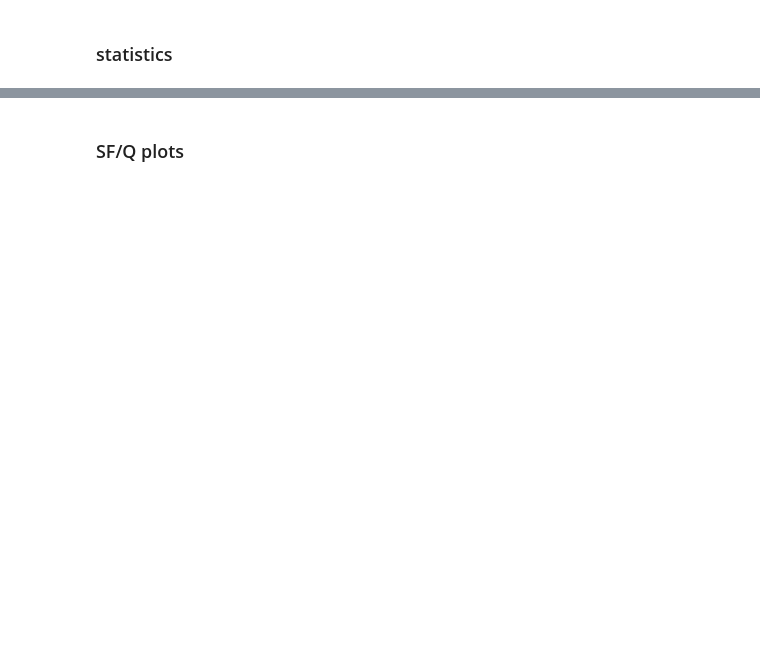
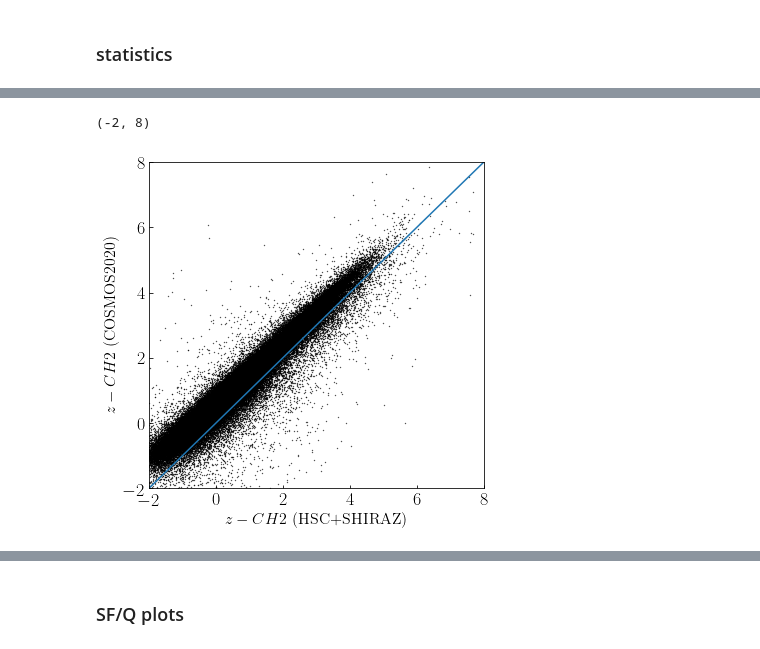
Before and after one commit to LejayChen/massive_gals, a Jupyter notebook: SHIRAZ catalogs.ipynb, the cells around one changed output, grey strips where cells are left out. Saved outputs shown, nothing was run; the diff lists cells and outputs as text; code cells hidden in the pictures; blank space fills up the shorter version.

```diff
--- a/SHIRAZ catalogs.ipynb
+++ b/SHIRAZ catalogs.ipynb
@@ -55,0 +120,11 @@ print(cmd)
+# %%
+fig = plt.figure(figsize=(6,6))
+plt.scatter(cat_added['z'] - cat_added['MAG_APER_CH2'],cat_added['HSC_z_MAG_AUTO_cosmos']-cat_added['IRAC_CH2_MAG_cosmos'],s=0.1,color='k')
+plt.xlabel(r'$z-CH2$ (HSC+SHIRAZ)',fontsize=16)
+plt.ylabel(r'$z-CH2$ (COSMOS2020)',fontsize=16)
+plt.plot([-2,8],[-2,8])
+plt.xlim([-2,8])
+plt.ylim([-2,8])
+# %% [output]
+(-2, 8)
+[figure, added]
```
Also changed, not shown: parts of 12 cells of this notebook, 18 other files.
